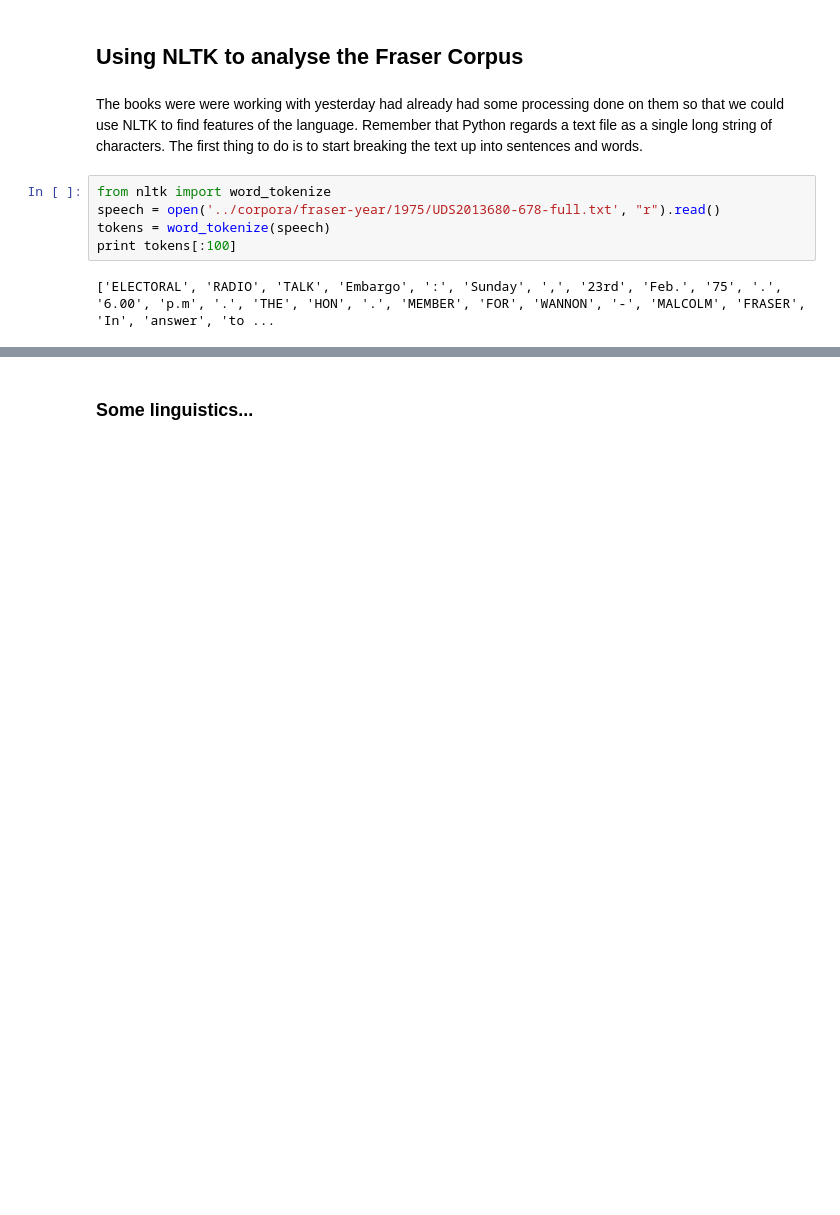
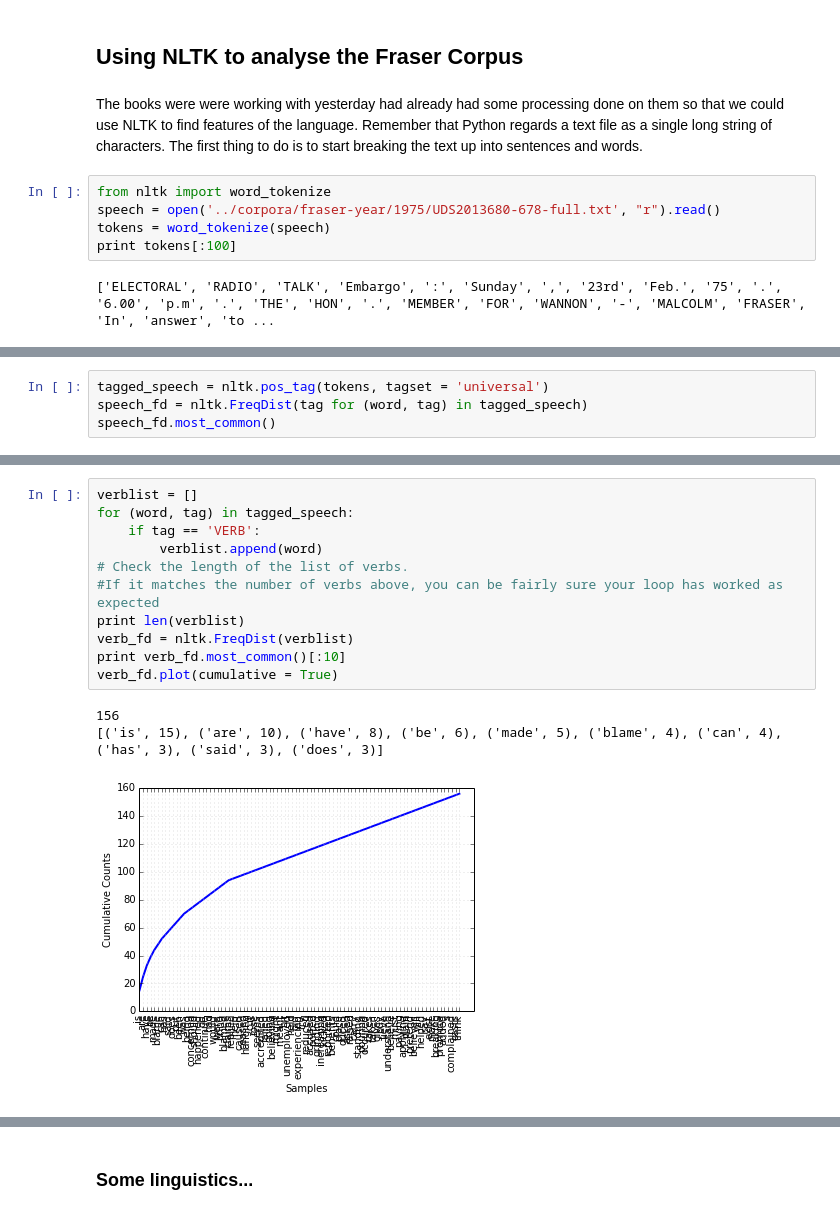
Before and after one commit to FCTweedie/NLTK, a Jupyter notebook: nltk-session-2-updated.ipynb, the cells around one changed output, grey strips where cells are left out. Cells and saved outputs as stored; diff of their text form; blank space fills up the shorter version.

```diff
--- a/nltk-session-2-updated.ipynb
+++ b/nltk-session-2-updated.ipynb
@@ -616,0 +439,4 @@ conc(os.path.join(path,'1954'), r'/(?i)\baustral.?/', random = 5, window = 30, t
+# %%
+tagged_speech = nltk.pos_tag(tokens, tagset = 'universal')
+speech_fd = nltk.FreqDist(tag for (word, tag) in tagged_speech)
+speech_fd.most_common()
@@ -616,0 +456,15 @@ conc(os.path.join(path,'1954'), r'/(?i)\baustral.?/', random = 5, window = 30, t
+# %%
+verblist = []
+for (word, tag) in tagged_speech:
+    if tag == 'VERB':
+        verblist.append(word)
+# Check the length of the list of verbs.
+#If it matches the number of verbs above, you can be fairly sure your loop has worked as expected
+print len(verblist)
+verb_fd = nltk.FreqDist(verblist)
+print verb_fd.most_common()[:10]
+verb_fd.plot(cumulative = True)
+# %% [output]
+156
+[('is', 15), ('are', 10), ('have', 8), ('be', 6), ('made', 5), ('blame', 4), ('can', 4), ('has', 3), ('said', 3), ('does', 3)]
+[figure, added]
```
Also changed, not shown: parts of 137 cells of this notebook.
